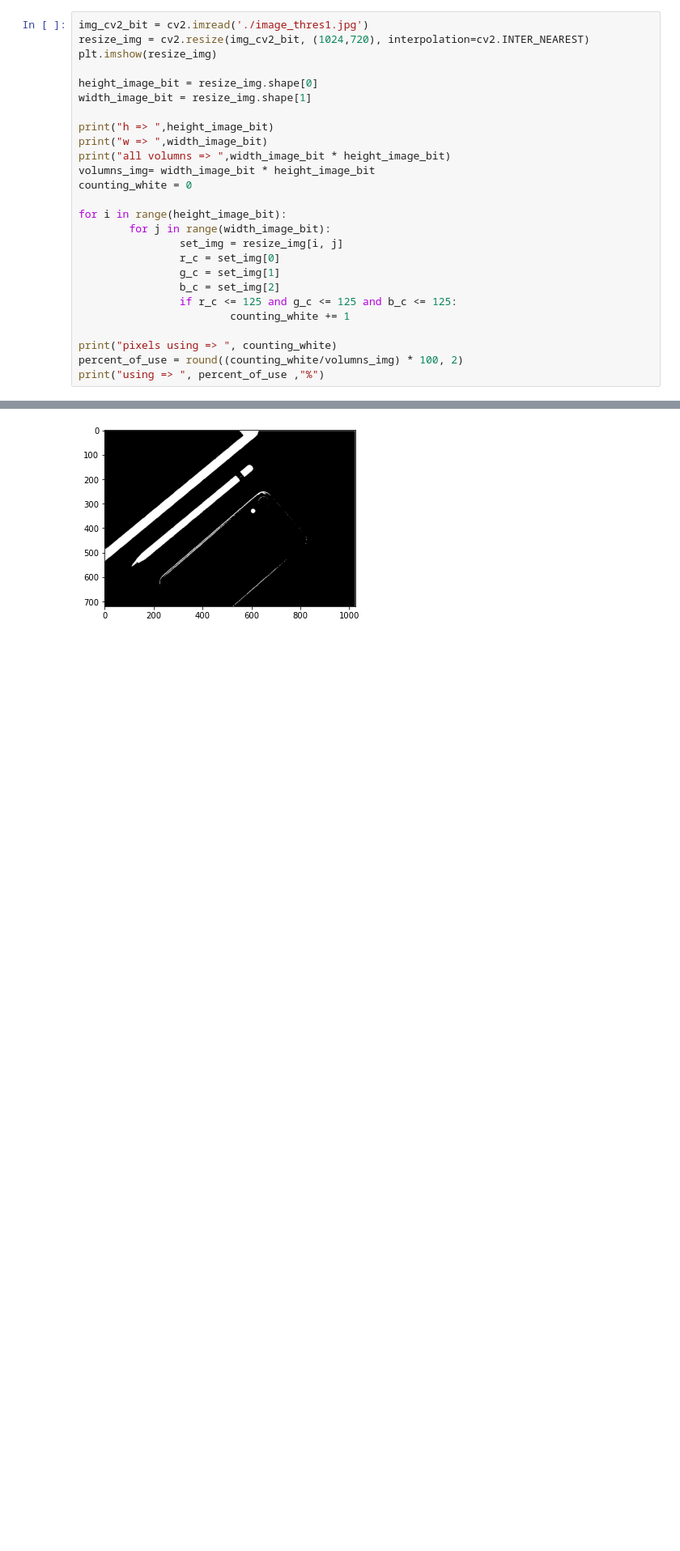
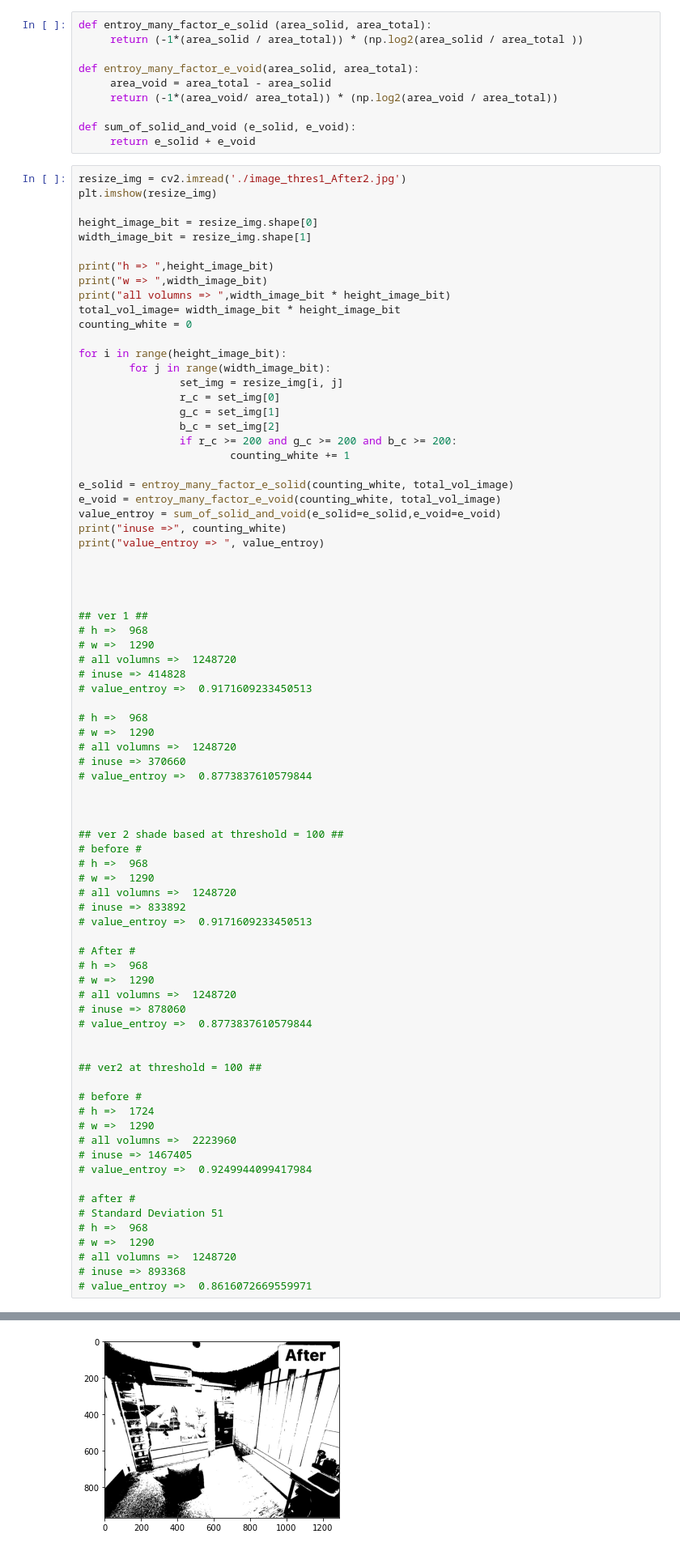
Before and after one commit to dekearthsa/test_entropy, a Jupyter notebook: index.ipynb, the cells around one changed output, grey strips where cells are left out. Shown at 81% size. Saved outputs shown, nothing was run; the diff lists cells and outputs as text; blank space fills up the shorter version.

```diff
--- a/index.ipynb
+++ b/index.ipynb
@@ -16,8 +18,17 @@ True
 # %% [markdown]
 ## FIND VOLUME IN IMAGE ##
+# %%
+def entroy_many_factor_e_solid (area_solid, area_total):
+     return (-1*(area_solid / area_total)) * (np.log2(area_solid / area_total ))
+
+def entroy_many_factor_e_void(area_solid, area_total):
+     area_void = area_total - area_solid
+     return (-1*(area_void/ area_total)) * (np.log2(area_void / area_total))
+
+def sum_of_solid_and_void (e_solid, e_void):
+     return e_solid + e_void
 # %%
-img_cv2_bit = cv2.imread('./image_thres1.jpg')
-resize_img = cv2.resize(img_cv2_bit, (1024,720), interpolation=cv2.INTER_NEAREST)
+resize_img = cv2.imread('./image_thres1_After2.jpg')
 plt.imshow(resize_img)
 
 height_image_bit = resize_img.shape[0]
@@ -26,7 +37,7 @@ width_image_bit = resize_img.shape[1]
 print("h => ",height_image_bit)
 print("w => ",width_image_bit)
 print("all volumns => ",width_image_bit * height_image_bit)
-volumns_img= width_image_bit * height_image_bit
+total_vol_image= width_image_bit * height_image_bit
 counting_white = 0
 
 for i in range(height_image_bit):
@@ -35,10 +46,63 @@ for i in range(height_image_bit):
                 r_c = set_img[0]
                 g_c = set_img[1]
                 b_c = set_img[2]
-                if r_c <= 125 and g_c <= 125 and b_c <= 125:
+                if r_c >= 200 and g_c >= 200 and b_c >= 200:
                         counting_white += 1
 
-print("pixels using => ", counting_white)
-percent_of_use = round((counting_white/volumns_img) * 100, 2)
-print("using => ", percent_of_use ,"%")
+e_solid = entroy_many_factor_e_solid(counting_white, total_vol_image)
+e_void = entroy_many_factor_e_void(counting_white, total_vol_image)
+value_entroy = sum_of_solid_and_void(e_solid=e_solid,e_void=e_void)
+print("inuse =>", counting_white)
+print("value_entroy => ", value_entroy)
+
+
+
+
+## ver 1 ##
+# h =>  968
+# w =>  1290
+# all volumns =>  1248720
+# inuse => 414828
+# value_entroy =>  0.9171609233450513
+
+# h =>  968
+# w =>  1290
+# all volumns =>  1248720
+# inuse => 370660
+# value_entroy =>  0.8773837610579844
+
+
+
+## ver 2 shade based at threshold = 100 ##
+# before #
+# h =>  968
+# w =>  1290
+# all volumns =>  1248720
+# inuse => 833892
+# value_entroy =>  0.9171609233450513
+
+# After #
+# h =>  968
+# w =>  1290
+# all volumns =>  1248720
+# inuse => 878060
+# value_entroy =>  0.8773837610579844
+
+
+## ver2 at threshold = 100 ##
+
+# before #
+# h =>  1724
+# w =>  1290
+# all volumns =>  2223960
+# inuse => 1467405
+# value_entroy =>  0.9249944099417984
+
+# after #
+# Standard Deviation 51
+# h =>  968
+# w =>  1290
+# all volumns =>  1248720
+# inuse => 893368
+# value_entroy =>  0.8616072669559971
 # %% [output]
@@ -50,4 +114,4 @@ using =>  92.78 %
-[figure, old version]
+[figure, new version]
 # %% [markdown]
 ## SD OF IMAGE ##
 # %%
```
Also changed, not shown: parts of 5 cells of this notebook, 13 other files.
